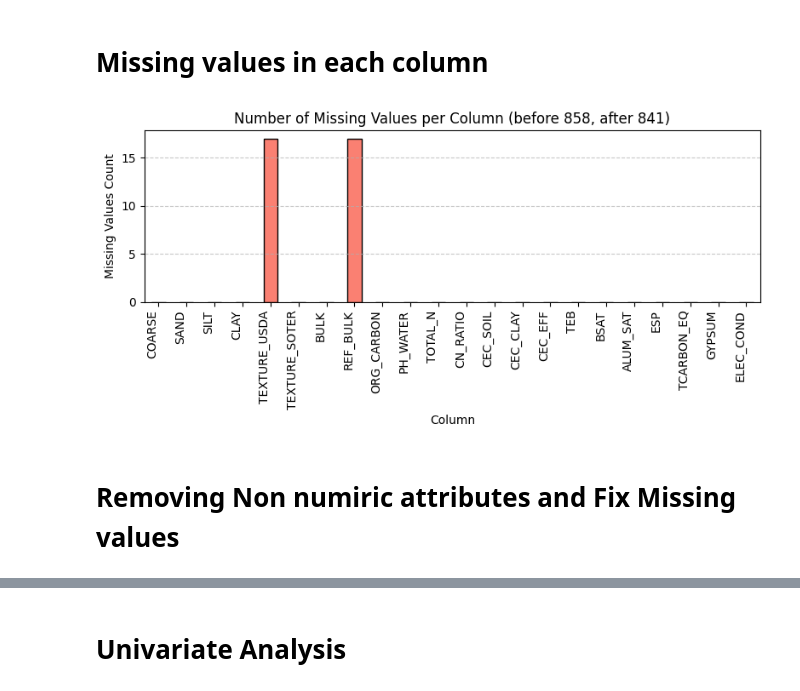
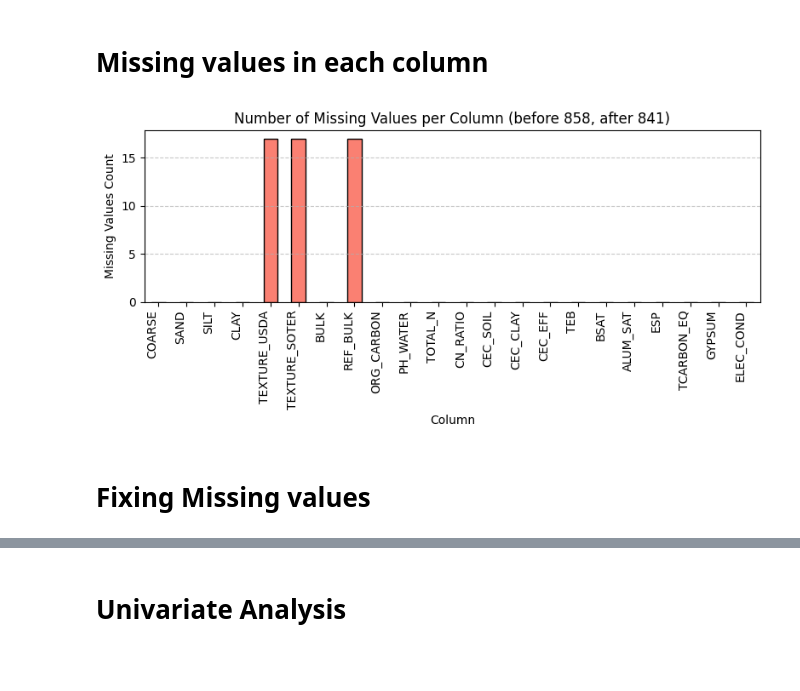
Before and after one commit to MohamedRamzi9/Data-Mining-Project, a Jupyter notebook: data_processing/soil.ipynb, the cells around one changed output, grey strips where cells are left out. Cells and saved outputs as stored; diff of their text form; code cells hidden in the pictures; blank space fills up the shorter version.

```diff
--- a/data_processing/soil.ipynb
+++ b/data_processing/soil.ipynb
@@ -47,7 +47,7 @@ def extract_smu_ids(countries):
     return df, clipped
 def filter_smu_layers(smu_ids):
     # Filter to selected SMU_IDs
-    layers_filtered = layers[layers["HWSD2_SMU_ID"].isin(smu_ids)]
+    layers_filtered = all_cols[all_cols["HWSD2_SMU_ID"].isin(smu_ids)]
 
     return layers_filtered
 
@@ -59,7 +59,7 @@ conn_str = (
 conn = pyodbc.connect(conn_str)
 
 smu = pd.read_sql("SELECT * FROM HWSD2_SMU", conn)
-layers = pd.read_sql("SELECT * FROM HWSD2_LAYERS", conn)
+all_cols = pd.read_sql("SELECT * FROM HWSD2_LAYERS", conn)
 world = gpd.read_file(r"../local_dataset/raw/world/ne_110m_admin_0_countries.shp")
 raster_path = r"../local_dataset/raw/soil/HWSD2.bil"
 rds = rioxarray.open_rasterio(raster_path)
@@ -74,17 +74,18 @@ smu_ids, clipped_rds = extract_smu_ids(["Algeria", "Tunisia"])
 
 # print("SMU ID extraction complete.")
 
-layers = filter_smu_layers(smu_ids["HWSD2_SMU_ID"])
+all_cols = filter_smu_layers(smu_ids["HWSD2_SMU_ID"])
 # print("Layer filtering complete.")
 
-layers = layers[layers["LAYER"] == "D1"]
+all_cols = all_cols[all_cols["LAYER"] == "D1"]
 useful_columns = [
     "COARSE", "SAND", "SILT", "CLAY", "TEXTURE_USDA", "TEXTURE_SOTER",
     "BULK", "REF_BULK", "ORG_CARBON", "PH_WATER", "TOTAL_N", "CN_RATIO",
     "CEC_SOIL", "CEC_CLAY", "CEC_EFF", "TEB", "BSAT", "ALUM_SAT", "ESP",
     "TCARBON_EQ", "GYPSUM", "ELEC_COND",
 ]
-layers = layers[useful_columns]
+all_cols = all_cols[useful_columns]
+all_cols["TEXTURE_SOTER"] = all_cols["TEXTURE_SOTER"].replace(["-"], np.nan)
 
 clipped_rds = clipped_rds.squeeze("band", drop=True)
 clipped_rds.plot(cmap="YlOrBr", robust=True, figsize=(8, 6))
@@ -122,21 +123,24 @@ dtype: object
 # Missing values in each column
 # %%
 
-missing_values_percentage = layers.isnull().sum()
-old_number_of_rows = layers.shape[0]
-plt.figure(figsize=(8,4))
-missing_values_percentage.plot(kind='bar', color='salmon', edgecolor='black')
-new_number_of_rows = layers.dropna().shape[0]
+def plot_missing_values(all_cols):
+    missing_values_percentage = all_cols.isnull().sum()
+    old_number_of_rows = all_cols.shape[0]
+    plt.figure(figsize=(8,4))
+    missing_values_percentage.plot(kind='bar', color='salmon', edgecolor='black')
+    new_number_of_rows = all_cols.dropna().shape[0]
 
-plt.title(f"Number of Missing Values per Column (before {old_number_of_rows}, after {new_number_of_rows})")
-plt.ylabel("Missing Values Count")
-plt.xlabel("Column")
-plt.xticks(rotation=90, ha='right')
-plt.grid(axis='y', linestyle='--', alpha=0.7)
-plt.tight_layout()
-plt.show()
+    plt.title(f"Number of Missing Values per Column (before {old_number_of_rows}, after {new_number_of_rows})")
+    plt.ylabel("Missing Values Count")
+    plt.xlabel("Column")
+    plt.xticks(rotation=90, ha='right')
+    plt.grid(axis='y', linestyle='--', alpha=0.7)
+    plt.tight_layout()
+    plt.show()
+
+plot_missing_values(all_cols)
 # %% [output]
-[figure, old version]
+[figure, new version]
 # %% [markdown]
-# Removing Non numiric attributes and Fix Missing values
+# Fixing Missing values
 # %%
```
Also changed, not shown: parts of 12 cells of this notebook, 1 other file.
